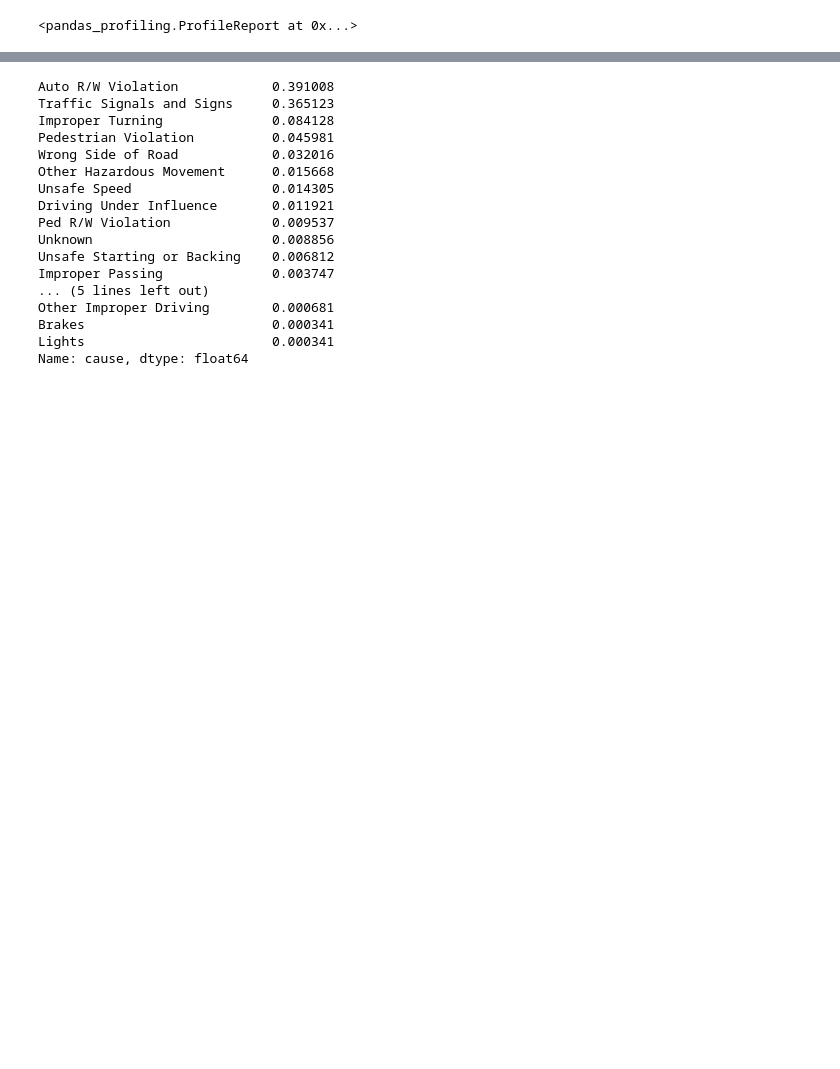
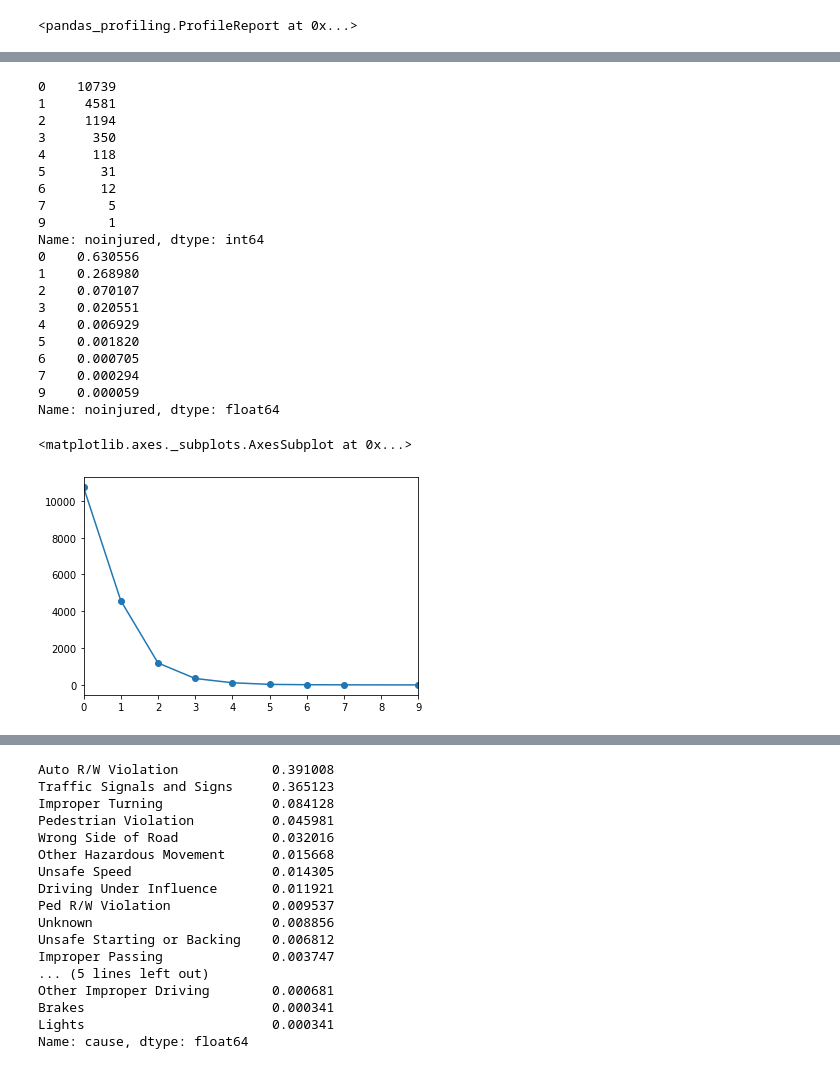
Before and after one commit to nonoumasy/Pasadena-Traffic-Collisions-2008-2017, a Jupyter notebook: Pasadena_Traffic_Collisions_2008_2017.ipynb, the cells around one changed output, grey strips where cells are left out. Saved outputs shown, nothing was run; the diff lists cells and outputs as text; code cells hidden in the pictures; blank space fills up the shorter version.

```diff
--- a/Pasadena_Traffic_Collisions_2008_2017.ipynb
+++ b/Pasadena_Traffic_Collisions_2008_2017.ipynb
@@ -129,0 +72,9 @@ Name: noinjured, dtype: int64
+# %%
+import holidays
+
+# analyze holiday incidents
+new_df['is_holiday'] = 0
+for i, idx in enumerate(new_df.index.date):
+  new_df['is_holiday'][i] = idx in holidays.US()
+
+new_df.is_holiday.value_counts(normalize=True)
@@ -129,0 +97,27 @@ Name: noinjured, dtype: int64
+# %%
+print(new_df.noinjured.value_counts())
+print(new_df.noinjured.value_counts(normalize=True))
+new_df.noinjured.value_counts().plot(kind='line', marker='o')
+# %% [output]
+0    10739
+1     4581
+2     1194
+3      350
+4      118
+5       31
+6       12
+7        5
+9        1
+Name: noinjured, dtype: int64
+0    0.630556
+1    0.268980
+2    0.070107
+3    0.020551
+4    0.006929
+5    0.001820
+6    0.000705
+7    0.000294
+9    0.000059
+Name: noinjured, dtype: float64
+<matplotlib.axes._subplots.AxesSubplot at 0x...>
+[figure, added]
```
Also changed, not shown: parts of 50 cells of this notebook.
